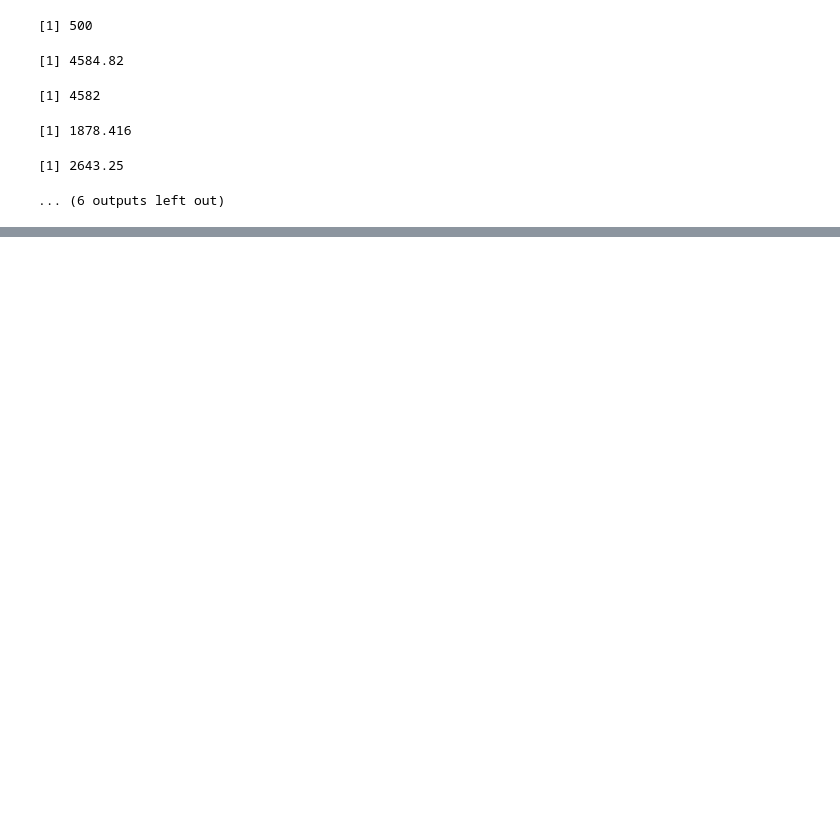
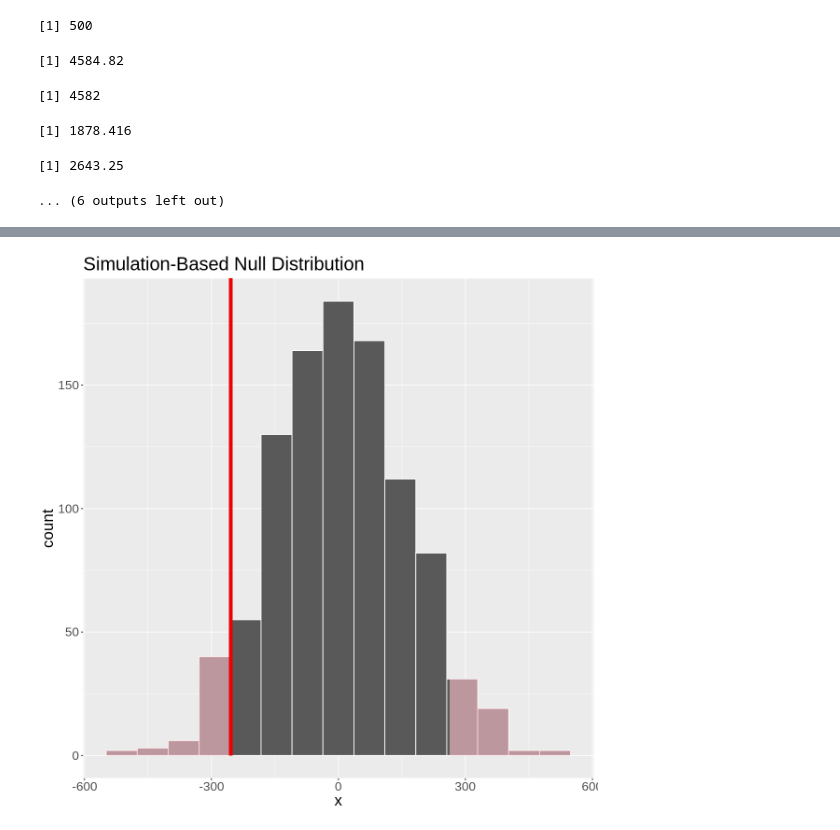
Before and after one commit to Sparsh16/STAT-201-Group-Project, a Jupyter notebook: code/code.ipynb, the cells around one changed output, grey strips where cells are left out. Saved outputs shown, nothing was run; the diff lists cells and outputs as text; code cells hidden in the pictures; blank space fills up the shorter version.

```diff
--- a/code/code.ipynb
+++ b/code/code.ipynb
@@ -215,0 +266,20 @@ ggplot(
+# %%
+obs_diff_means <- BikeSharingData %>%
+  specify(formula = cnt ~ isworkingday) %>%
+  calculate(stat = "diff in means", order = c("FALSE", "TRUE"))
+
+null_infer <- BikeSharingData %>%
+  specify(formula = cnt ~ isworkingday) %>%
+  hypothesize(null = "independence") %>%
+  generate(reps = 1000, type = "permute") %>%
+  calculate(stat = "diff in means", order = c("FALSE", "TRUE"))
+# %%
+null_plot_infer <-
+  null_infer %>%
+  visualize() +
+  shade_p_value(obs_stat = obs_diff_means, direction = "both") +
+  xlab("x") +
+  theme(text = element_text(size=20))
+null_plot_infer
+# %% [output]
+[figure, added]
```
Also changed, not shown: parts of 11 cells of this notebook.
